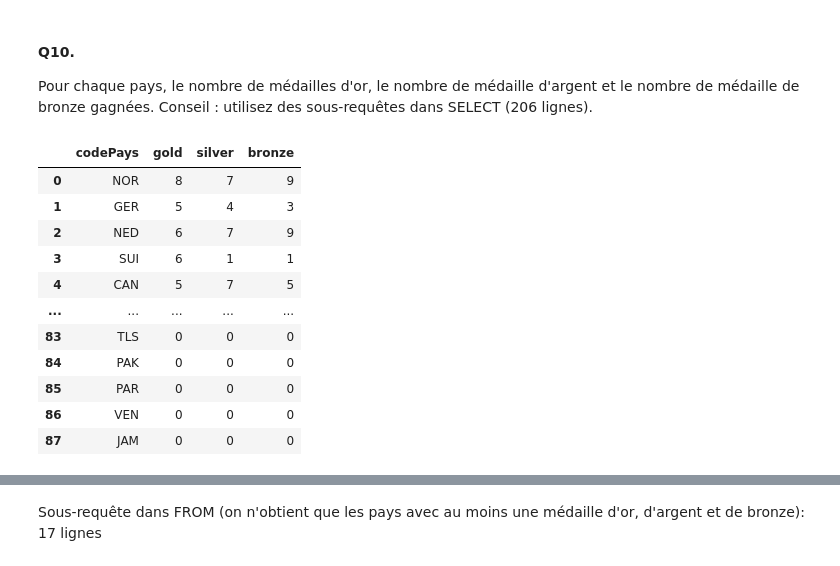
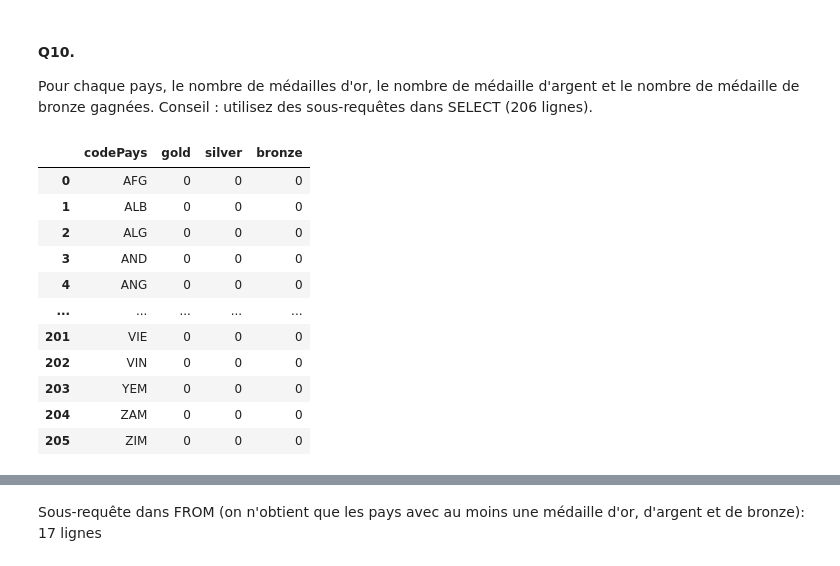
Before and after one commit to A-Aboo/UL2IN0019, a Jupyter notebook: TME 8 Compléments SQL-20260423/TD_TP_8_ETUDIANTS.ipynb, the cells around one changed output, grey strips where cells are left out. Saved outputs shown, nothing was run; the diff lists cells and outputs as text; code cells hidden in the pictures.

```diff
--- a/TME 8 Compléments SQL-20260423/TD_TP_8_ETUDIANTS.ipynb
+++ b/TME 8 Compléments SQL-20260423/TD_TP_8_ETUDIANTS.ipynb
@@ -1045,46 +1063,59 @@ db.execute(query).df()
 Pour chaque pays, le nombre de médailles d'or, le nombre de médaille d'argent et le nombre de médaille de bronze gagnées. Conseil : utilisez des sous-requêtes dans  SELECT (206 lignes).
 # %%
 query="""
-SELECT DISTINCT a.codePays,
+select p.codepays , (
+        select count(*)
+        from
+         ( select a.codepays
+          from athlete a natural join rangindividuel r
+          where a.codepays = p.codepays and r.rang = 1
+          union all
+          select a.codepays
+          from athlete a natural join athletesequipe aq natural join rangequipe r
+          where a.codepays = p.codepays and r.rang = 1
+        )
+) as gold,
+(
+        select count(*)
+        from
+         ( select a.codepays
+          from athlete a natural join rangindividuel r
+          where a.codepays = p.codepays and r.rang = 2
+          union all
+          select a.codepays
+          from athlete a natural join athletesequipe aq natural join rangequipe r
+          where a.codepays = p.codepays and r.rang = 2
+        )
 
-    (
-        SELECT COUNT(*)
-        FROM athlete a2
-        JOIN rangIndividuel r ON a2.aid = r.aid
-        WHERE r.rang = 1
-          AND a2.codePays = a.codePays
-    ) AS gold,
+) as silver ,
+(
+        select count(*)
+        from
+         ( select a.codepays
+          from athlete a natural join rangindividuel r
+          where a.codepays = p.codepays and r.rang = 3
+          union all
+          select a.codepays
+          from athlete a natural join athletesequipe aq natural join rangequipe r
+          where a.codepays = p.codepays and r.rang = 3
+        )
 
-    (
-        SELECT COUNT(*)
-        FROM athlete a2
-        JOIN rangIndividuel r ON a2.aid = r.aid
-        WHERE r.rang = 2
-          AND a2.codePays = a.codePays
-    ) AS silver,
+) as bronze
+from pays p
 
-    (
-        SELECT COUNT(*)
-        FROM athlete a2
-        JOIN rangIndividuel r ON a2.aid = r.aid
-        WHERE r.rang = 3
-          AND a2.codePays = a.codePays
-    ) AS bronze
-
-FROM athlete a
 """
 
 db.execute(query).df()
 # %% [output]
 |  | codePays | gold | silver | bronze |
-| 0 | NOR | 8 | 7 | 9 |
-| 1 | GER | 5 | 4 | 3 |
-| 2 | NED | 6 | 7 | 9 |
-| 3 | SUI | 6 | 1 | 1 |
-| 4 | CAN | 5 | 7 | 5 |
+| 0 | AFG | 0 | 0 | 0 |
+| 1 | ALB | 0 | 0 | 0 |
+| 2 | ALG | 0 | 0 | 0 |
+| 3 | AND | 0 | 0 | 0 |
+| 4 | ANG | 0 | 0 | 0 |
 | ... | ... | ... | ... | ... |
-| 83 | TLS | 0 | 0 | 0 |
-| 84 | PAK | 0 | 0 | 0 |
-| 85 | PAR | 0 | 0 | 0 |
-| 86 | VEN | 0 | 0 | 0 |
-| 87 | JAM | 0 | 0 | 0 |
+| 201 | VIE | 0 | 0 | 0 |
+| 202 | VIN | 0 | 0 | 0 |
+| 203 | YEM | 0 | 0 | 0 |
+| 204 | ZAM | 0 | 0 | 0 |
+| 205 | ZIM | 0 | 0 | 0 |
```
Also changed, not shown: parts of 8 cells of this notebook.
